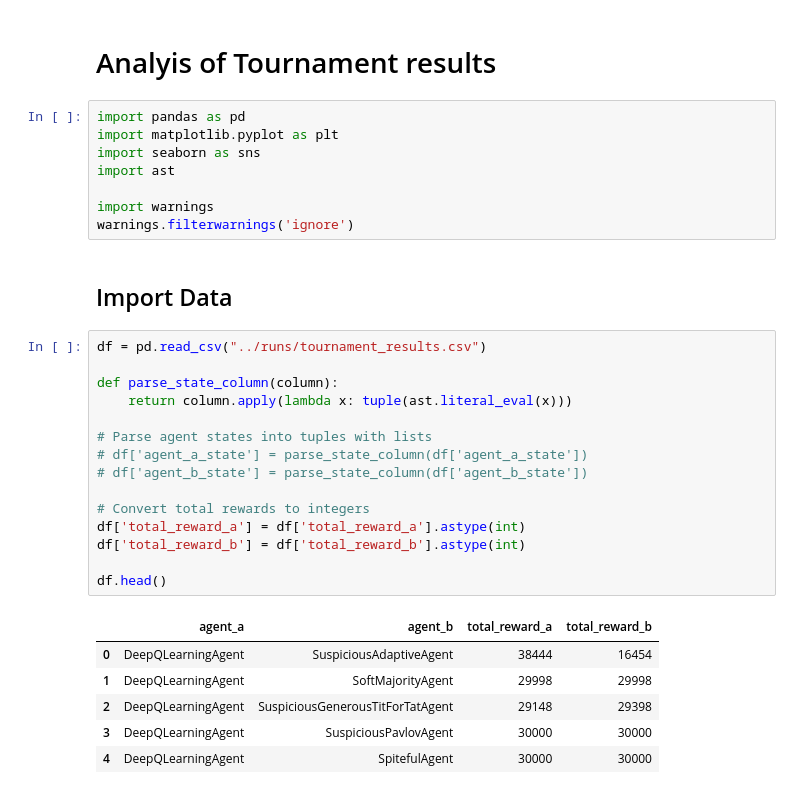
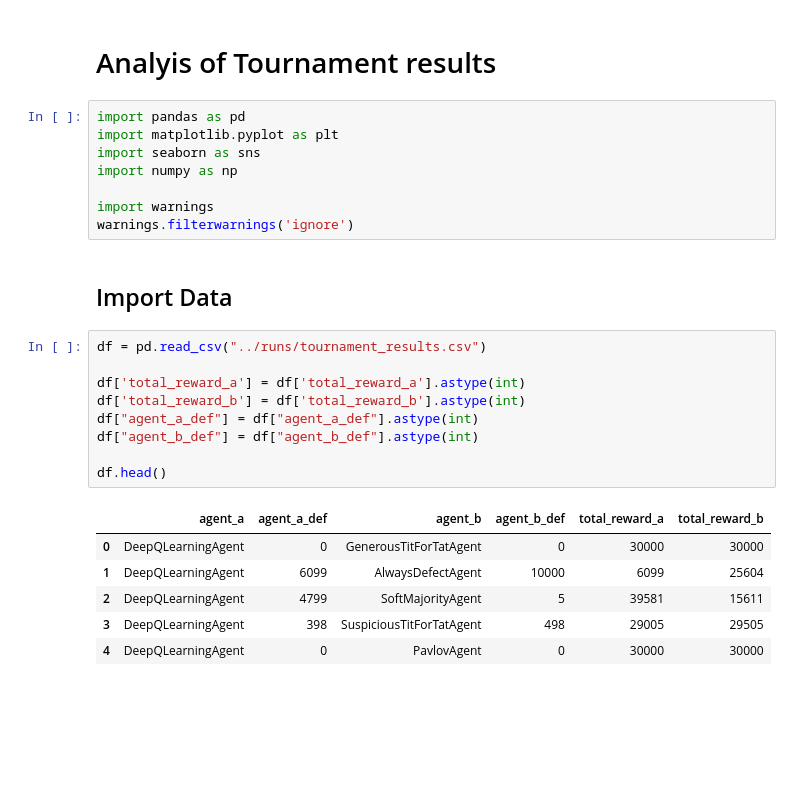
Before and after one commit to Jonah-gr/Reinforcement-Learning-IPD, a Jupyter notebook: src/analysis.ipynb, the cells around one changed output. Saved outputs shown, nothing was run; the diff lists cells and outputs as text; blank space fills up the shorter version.

```diff
--- a/src/analysis.ipynb
+++ b/src/analysis.ipynb
@@ -4,7 +4,7 @@
 import pandas as pd
 import matplotlib.pyplot as plt
 import seaborn as sns
-import ast
+import numpy as np
 
 import warnings
 warnings.filterwarnings('ignore')
@@ -13,25 +13,19 @@ warnings.filterwarnings('ignore')
 # %%
 df = pd.read_csv("../runs/tournament_results.csv")
 
-def parse_state_column(column):
-    return column.apply(lambda x: tuple(ast.literal_eval(x)))
-
-# Parse agent states into tuples with lists
-# df['agent_a_state'] = parse_state_column(df['agent_a_state'])
-# df['agent_b_state'] = parse_state_column(df['agent_b_state'])
-
-# Convert total rewards to integers
 df['total_reward_a'] = df['total_reward_a'].astype(int)
 df['total_reward_b'] = df['total_reward_b'].astype(int)
+df["agent_a_def"] = df["agent_a_def"].astype(int)
+df["agent_b_def"] = df["agent_b_def"].astype(int)
 
 df.head()
 # %% [output]
-|  | agent_a | agent_b | total_reward_a | total_reward_b |
-| 0 | DeepQLearningAgent | SuspiciousAdaptiveAgent | 38444 | 16454 |
-| 1 | DeepQLearningAgent | SoftMajorityAgent | 29998 | 29998 |
-| 2 | DeepQLearningAgent | SuspiciousGenerousTitForTatAgent | 29148 | 29398 |
-| 3 | DeepQLearningAgent | SuspiciousPavlovAgent | 30000 | 30000 |
-| 4 | DeepQLearningAgent | SpitefulAgent | 30000 | 30000 |
+|  | agent_a | agent_a_def | agent_b | agent_b_def | total_reward_a | total_reward_b |
+| 0 | DeepQLearningAgent | 0 | GenerousTitForTatAgent | 0 | 30000 | 30000 |
+| 1 | DeepQLearningAgent | 6099 | AlwaysDefectAgent | 10000 | 6099 | 25604 |
+| 2 | DeepQLearningAgent | 4799 | SoftMajorityAgent | 5 | 39581 | 15611 |
+| 3 | DeepQLearningAgent | 398 | SuspiciousTitForTatAgent | 498 | 29005 | 29505 |
+| 4 | DeepQLearningAgent | 0 | PavlovAgent | 0 | 30000 | 30000 |
 # %%
 df[df.agent_a == "DeepQLearningAgent"]
 # %% [output]
```
Also changed, not shown: parts of 6 cells of this notebook, 1 other file.
